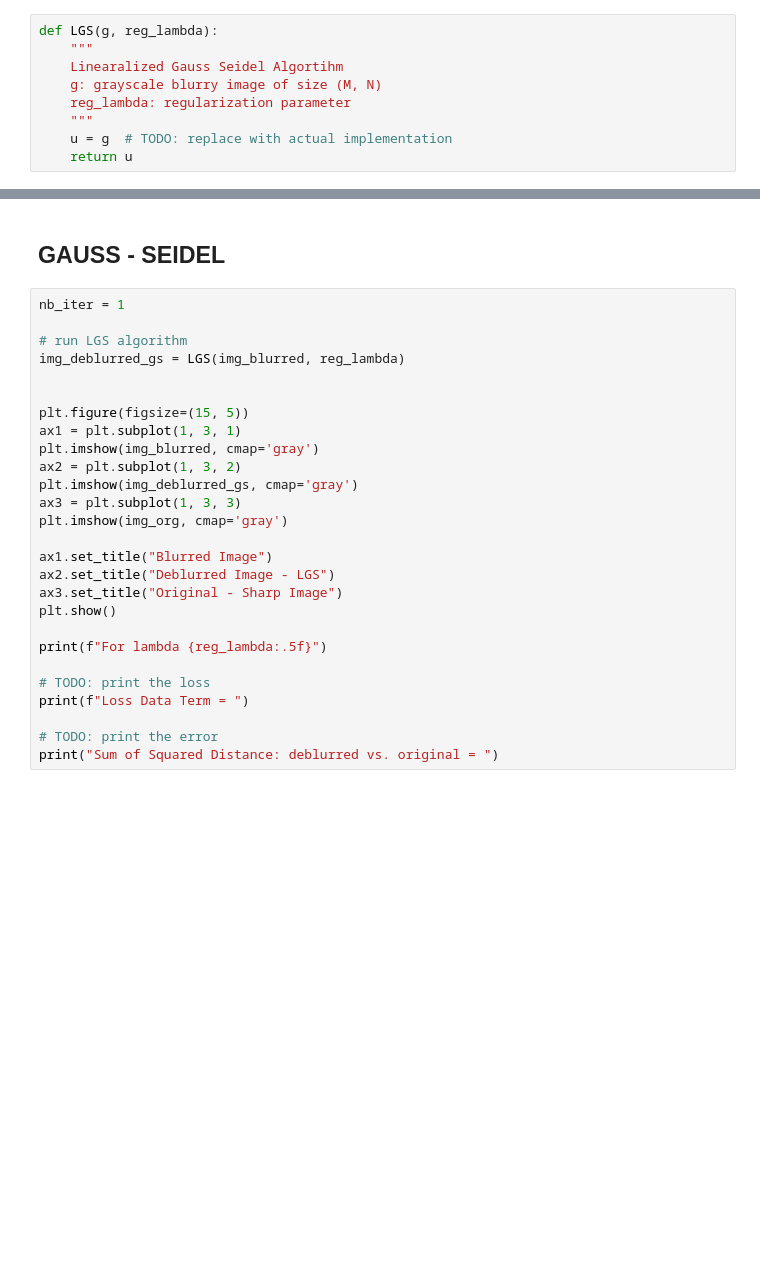
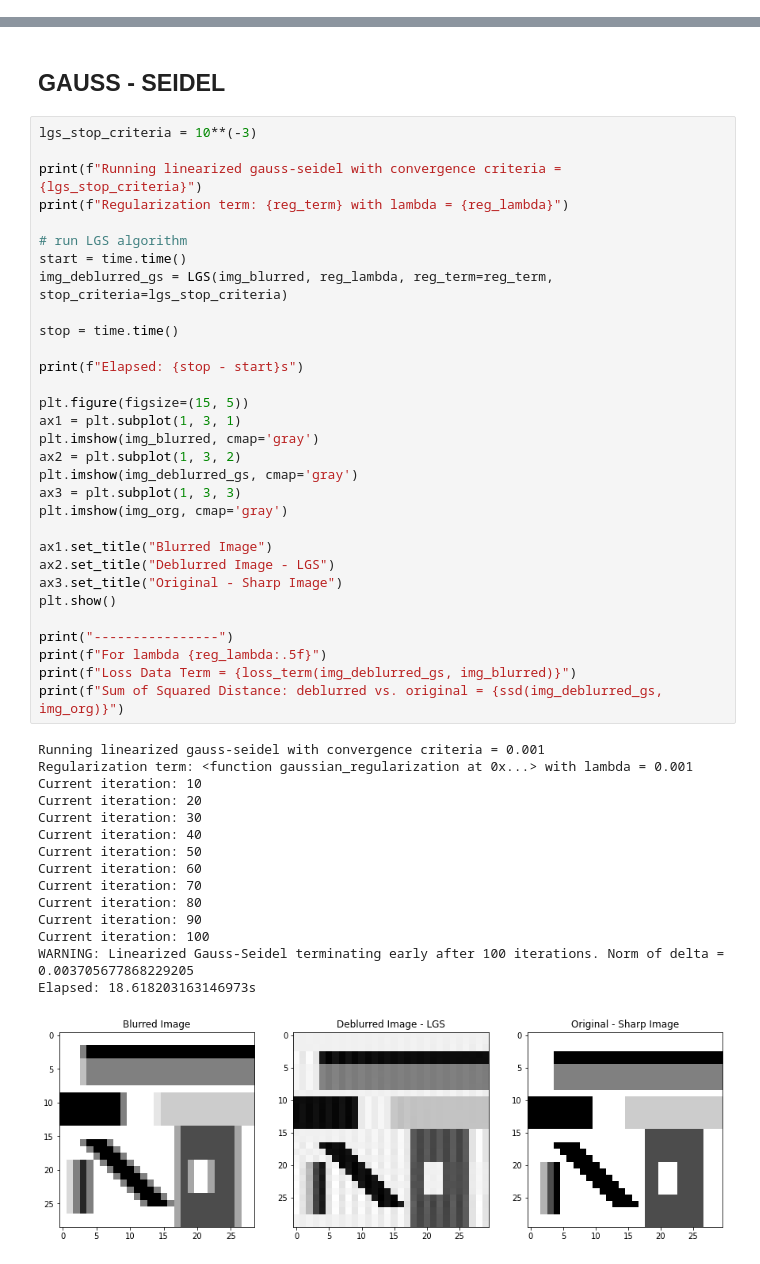
Before and after one commit to Lavode/61062-computer-vision, a Jupyter notebook: practical/01/implementation/template.ipynb, the cells around one changed output, grey strips where cells are left out. Drawn from its saved outputs; the diff is of its cells as text; blank space fills up the shorter version.

```diff
--- a/practical/01/implementation/template.ipynb
+++ b/practical/01/implementation/template.ipynb
@@ -207,10 +222 @@ def GD(g, reg_lambda, reg_term = no_regularization, epsilon = 0.1, stop_criteria
     return u
-# %%
-def LGS(g, reg_lambda):
-    """
-    Linearalized Gauss Seidel Algortihm
-    g: grayscale blurry image of size (M, N)
-    reg_lambda: regularization parameter
-    """
-    u = g  # TODO: replace with actual implementation
-    return u
@@ -352,29 +622,49 @@ print("Sum of Squared Distance: deblurred vs. original = ")
 # %% [markdown]
 ## GAUSS - SEIDEL
 # %%
-nb_iter = 1
+lgs_stop_criteria = 10**(-3)
+
+print(f"Running linearized gauss-seidel with convergence criteria = {lgs_stop_criteria}")
+print(f"Regularization term: {reg_term} with lambda = {reg_lambda}")
 
 # run LGS algorithm
-img_deblurred_gs = LGS(img_blurred, reg_lambda)
+start = time.time()
+img_deblurred_gs = LGS(img_blurred, reg_lambda, reg_term=reg_term, stop_criteria=lgs_stop_criteria)
 
+stop = time.time()
+
+print(f"Elapsed: {stop - start}s")
 
 plt.figure(figsize=(15, 5))
 ax1 = plt.subplot(1, 3, 1)
 plt.imshow(img_blurred, cmap='gray')
 ax2 = plt.subplot(1, 3, 2)
 plt.imshow(img_deblurred_gs, cmap='gray')
 ax3 = plt.subplot(1, 3, 3)
 plt.imshow(img_org, cmap='gray')
 
 ax1.set_title("Blurred Image")
 ax2.set_title("Deblurred Image - LGS")
 ax3.set_title("Original - Sharp Image")
 plt.show()
 
+print("----------------")
 print(f"For lambda {reg_lambda:.5f}")
-
-# TODO: print the loss
-print(f"Loss Data Term = ")
-
-# TODO: print the error
-print("Sum of Squared Distance: deblurred vs. original = ")
+print(f"Loss Data Term = {loss_term(img_deblurred_gs, img_blurred)}")
+print(f"Sum of Squared Distance: deblurred vs. original = {ssd(img_deblurred_gs, img_org)}")
+# %% [output]
+Running linearized gauss-seidel with convergence criteria = 0.001
+Regularization term: <function gaussian_regularization at 0x...> with lambda = 0.001
+Current iteration: 10
+Current iteration: 20
+Current iteration: 30
+Current iteration: 40
+Current iteration: 50
+Current iteration: 60
+Current iteration: 70
+Current iteration: 80
+Current iteration: 90
+Current iteration: 100
+WARNING: Linearized Gauss-Seidel terminating early after 100 iterations. Norm of delta = 0.003705677868229205
+Elapsed: 18.618203163146973s
+[figure, added]
```
Also changed, not shown: parts of 30 cells of this notebook.
